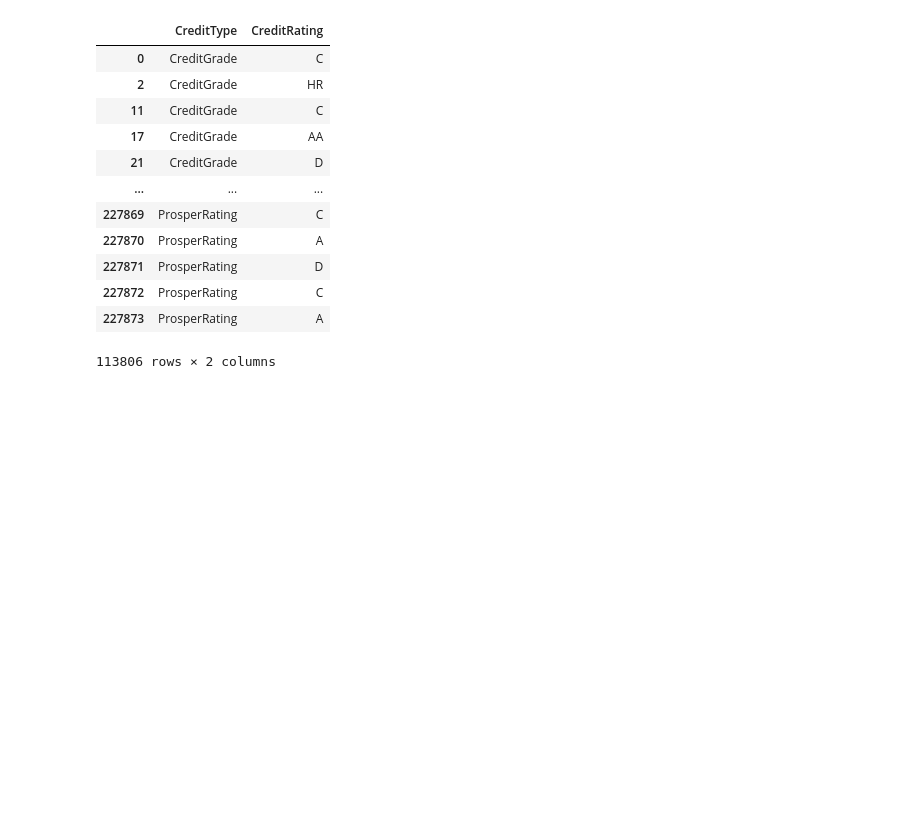
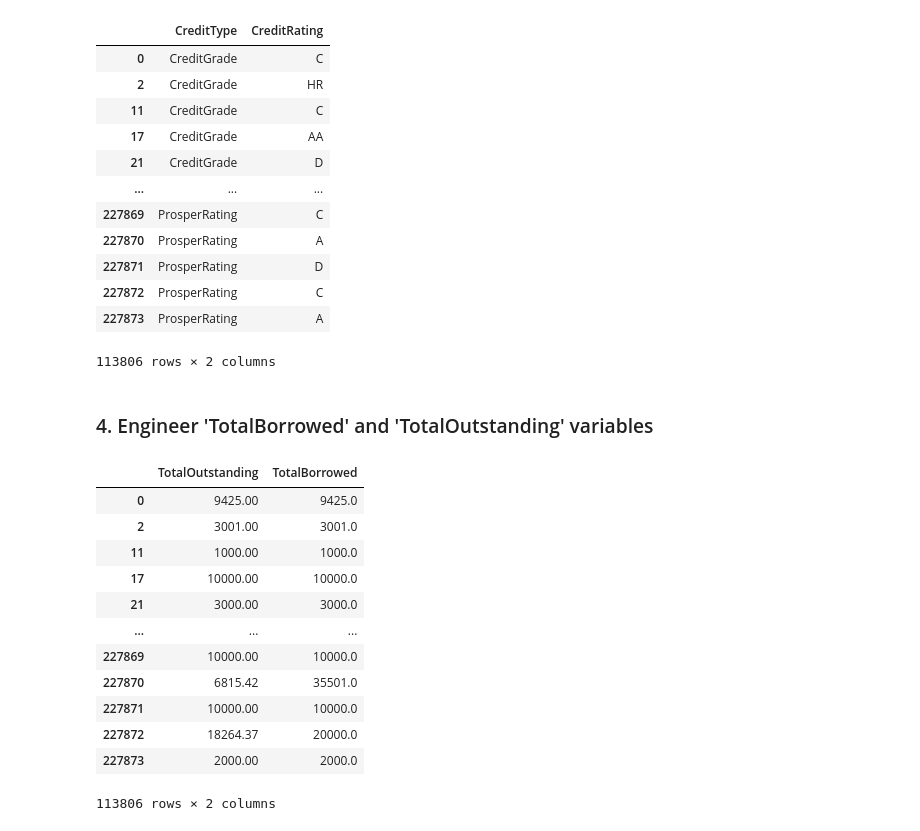
Before and after one commit to tristenwallace/prosper_loan_data_analysis, a Jupyter notebook: src/loan_analysis_explore.ipynb, the cells around one changed output. Cells and saved outputs as stored; diff of their text form; code cells hidden in the pictures; blank space fills up the shorter version.

Commit message:
clean: Engineer total borrowed and outstanding vars

```diff
--- a/src/loan_analysis_explore.ipynb
+++ b/src/loan_analysis_explore.ipynb
@@ -355,3 +355,34 @@ clean_df[['CreditType', 'CreditRating']]
 | 227872 | ProsperRating | C |
 | 227873 | ProsperRating | A |
 113806 rows × 2 columns
+# %% [markdown]
+### 4. Engineer 'TotalBorrowed' and 'TotalOutstanding' variables
+# %%
+# Create TotalBorrowed var
+clean_df['TotalBorrowed'] = np.where(clean_df.ProsperPrincipalBorrowed.isna(),
+                                clean_df.LoanOriginalAmount,
+                                clean_df.ProsperPrincipalBorrowed + clean_df.LoanOriginalAmount)
+
+# Create TotalOutstanding var
+clean_df['TotalOutstanding'] = np.where(clean_df.ProsperPrincipalOutstanding.isna(),
+                                clean_df.LoanOriginalAmount,
+                                clean_df.ProsperPrincipalOutstanding + clean_df.LoanOriginalAmount)
+
+# Drop Prosper values
+clean_df.drop(['ProsperPrincipalOutstanding', 'ProsperPrincipalOutstanding'], axis=1, inplace=True)
+
+clean_df[['TotalOutstanding', 'TotalBorrowed']]
+# %% [output]
+|  | TotalOutstanding | TotalBorrowed |
+| 0 | 9425.00 | 9425.0 |
+| 2 | 3001.00 | 3001.0 |
+| 11 | 1000.00 | 1000.0 |
+| 17 | 10000.00 | 10000.0 |
+| 21 | 3000.00 | 3000.0 |
+| ... | ... | ... |
+| 227869 | 10000.00 | 10000.0 |
+| 227870 | 6815.42 | 35501.0 |
+| 227871 | 10000.00 | 10000.0 |
+| 227872 | 18264.37 | 20000.0 |
+| 227873 | 2000.00 | 2000.0 |
+113806 rows × 2 columns
```
Also changed, not shown: parts of 1 cell of this notebook.
